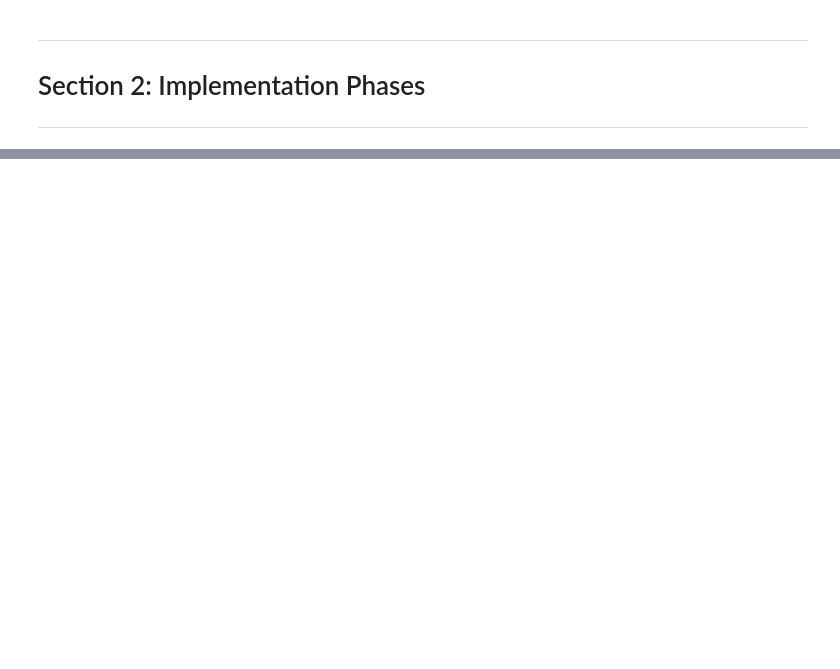
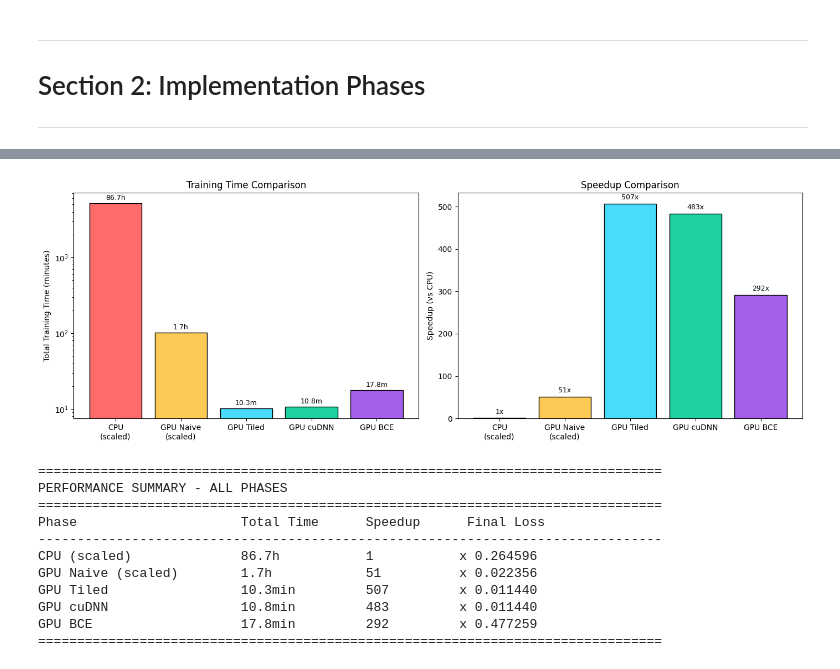
Before and after one commit to PrORain-HCMUS/Homogenous-AutoEncoder, a Jupyter notebook: notebooks/report.ipynb, the cells around one changed output, grey strips where cells are left out. Drawn from its saved outputs; the diff is of its cells as text; code cells hidden in the pictures; blank space fills up the shorter version.

```diff
--- a/notebooks/report.ipynb
+++ b/notebooks/report.ipynb
@@ -1212,0 +1404,63 @@ print("All files downloaded!")
+# %%
+# Compare all Phase 3 versions
+import numpy as np
+
+# Collect times
+cpu_total = df_cpu['time_sec_scaled'].sum()  # scaled to 50K
+p2_total = df_phase2['time_sec_scaled'].sum()  # scaled to 50K
+tiled_total = df_tiled['epoch_time_sec'].sum()
+opt_total = df_opt['epoch_time_sec'].sum()
+bce_total = df_bce['epoch_time_sec'].sum()
+
+phases = ['CPU\n(scaled)', 'GPU Naive\n(scaled)', 'GPU Tiled', 'GPU cuDNN', 'GPU BCE']
+times = [cpu_total, p2_total, tiled_total, opt_total, bce_total]
+speedups = [cpu_total / t for t in times]
+
+# Plot comparison
+fig, axes = plt.subplots(1, 2, figsize=(14, 5))
+colors = ['#ff6b6b', '#feca57', '#48dbfb', '#1dd1a1', '#a55eea']
+
+# Training Time
+bars = axes[0].bar(phases, [t/60 for t in times], color=colors, edgecolor='black')
+axes[0].set_ylabel('Total Training Time (minutes)')
+axes[0].set_title('Training Time Comparison')
+axes[0].set_yscale('log')
+for bar, t in zip(bars, times):
+    label = f'{t/3600:.1f}h' if t >= 3600 else f'{t/60:.1f}m'
+    axes[0].text(bar.get_x() + bar.get_width()/2, bar.get_height()*1.1, label, ha='center', fontsize=9)
+
+# Speedup
+axes[1].bar(phases, speedups, color=colors, edgecolor='black')
+axes[1].set_ylabel('Speedup (vs CPU)')
+axes[1].set_title('Speedup Comparison')
+for i, sp in enumerate(speedups):
+    axes[1].text(i, sp + max(speedups)*0.02, f'{sp:.0f}x', ha='center', fontsize=9)
+
+plt.tight_layout()
+plt.show()
+
+# Summary Table
+print("="*80)
+print("PERFORMANCE SUMMARY - ALL PHASES")
+print("="*80)
+print(f"{'Phase':<25} {'Total Time':<15} {'Speedup':<12} {'Final Loss'}")
+print("-"*80)
+losses = [df_cpu['loss'].iloc[-1], df_phase2['loss'].iloc[-1],
+          df_tiled['loss'].iloc[-1], df_opt['loss'].iloc[-1], df_bce['loss'].iloc[-1]]
+for i, phase in enumerate(['CPU (scaled)', 'GPU Naive (scaled)', 'GPU Tiled', 'GPU cuDNN', 'GPU BCE']):
+    time_str = f"{times[i]/3600:.1f}h" if times[i] >= 3600 else f"{times[i]/60:.1f}min"
+    print(f"{phase:<25} {time_str:<15} {speedups[i]:<12.0f}x {losses[i]:.6f}")
+print("="*80)
+# %% [output]
+[figure, added]
+================================================================================
+PERFORMANCE SUMMARY - ALL PHASES
+================================================================================
+Phase                     Total Time      Speedup      Final Loss
+--------------------------------------------------------------------------------
+CPU (scaled)              86.7h           1           x 0.264596
+GPU Naive (scaled)        1.7h            51          x 0.022356
+GPU Tiled                 10.3min         507         x 0.011440
+GPU cuDNN                 10.8min         483         x 0.011440
+GPU BCE                   17.8min         292         x 0.477259
+================================================================================
```
Also changed, not shown: parts of 82 cells of this notebook, 5 other files.
